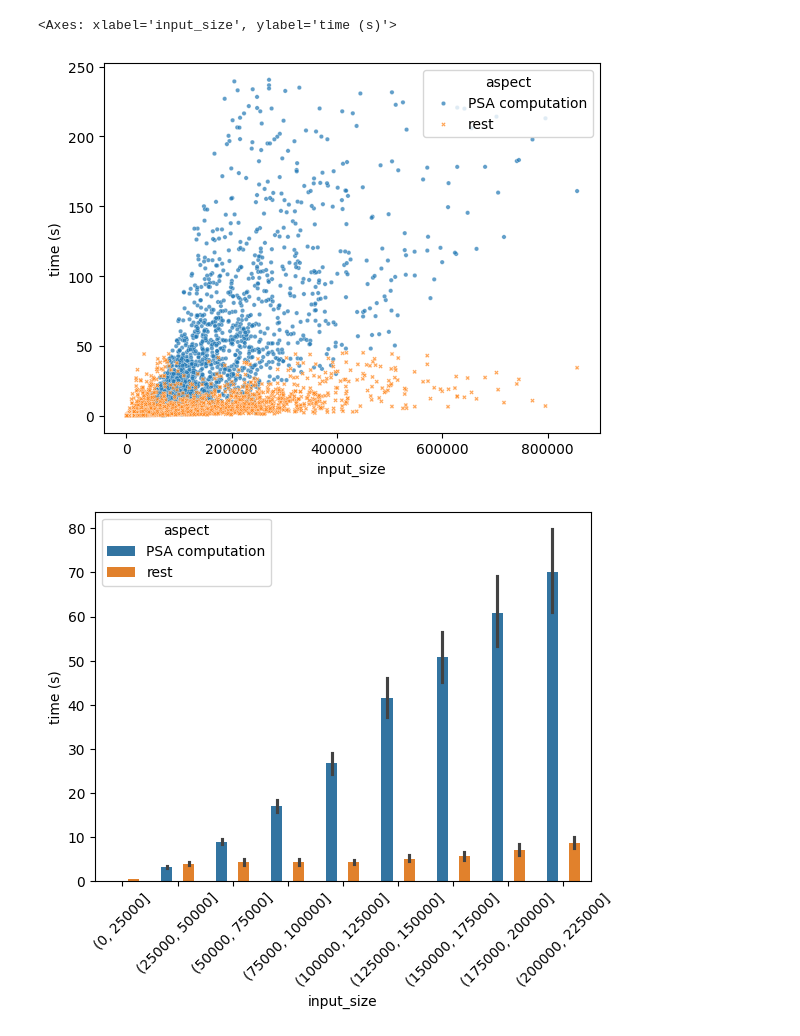
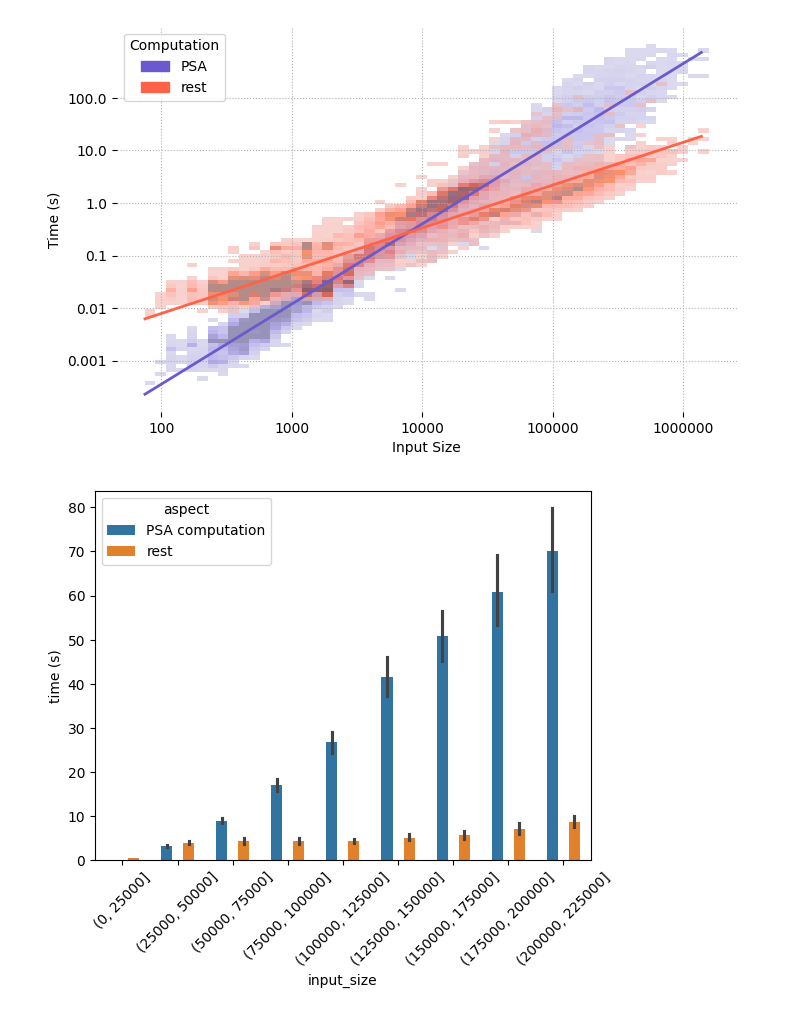
Before and after one commit to MaBody/aldiscore, a Jupyter notebook: notebooks/misc/runtime_results.ipynb, the cells around one changed output. Cells and saved outputs as stored; diff of their text form; code cells hidden in the pictures.

```diff
--- a/notebooks/misc/runtime_results.ipynb
+++ b/notebooks/misc/runtime_results.ipynb
@@ -25,7 +26,7 @@ Dropping 0 NaN rows...
 |  | CYP_2 | False | 16 | 544 |
 |  | CYP_20 | False | 19 | 494 |
 # %%
-perf_dir = ROOT / "logs" / "perf"
+perf_dir = ROOT.parent / "logs" / "perf"
 perf_file = sorted(os.listdir(perf_dir))[-1]
 print(perf_file)
 perf_df = pd.read_parquet(perf_dir / perf_file)
@@ -59,16 +60,12 @@ import matplotlib.pyplot as plt
 
 heavy_cols = ["_init_psa"]
 plot_df = perf_df[heavy_cols].copy()
-plot_df.columns = ["PSA computation"]
-
+plot_df.columns = ["PSA"]
 drop_cols = heavy_cols + ["_ent_randomness"]
 plot_df["rest"] = perf_df.drop(drop_cols, errors="ignore", axis=1).sum(axis=1)
 
 input_sizes = (feat_df["num_seqs"] * feat_df["max.seq_length"]).loc[plot_df.index]
 # input_sizes = (feat_df["num_seqs"]).loc[plot_df.index]
-plot_df["input_size"] = input_sizes
-psa_mask = plot_df["PSA computation"] <= plot_df["PSA computation"].quantile(0.99)
-rest_mask = plot_df["rest"] <= plot_df["rest"].quantile(0.99)
-plot_df = plot_df[psa_mask & rest_mask]
+plot_df["Input Size"] = input_sizes
 plot_df.shape
 # %% [output]
@@ -77,10 +74,10 @@ plot_df.shape
 total = pd.cut(plot_df.sum(axis=1), bins=np.linspace(0, 250000, 20))
 # %%
 plot_df = plot_df.melt(
-    id_vars=["input_size"],
-    value_vars=["PSA computation", "rest"],
-    var_name="aspect",
-    value_name="time (s)",
+    id_vars=["Input Size"],
+    value_vars=["PSA", "rest"],
+    var_name="Computation",
+    value_name="Time (s)",
 )
 plot_df
 # %% [output]
@@ -100,16 +97,56 @@ plot_df
 # %%
-sn.scatterplot(
-    data=plot_df,
-    x="input_size",
-    y="time (s)",
-    hue="aspect",
-    style="aspect",
-    alpha=0.7,
-    s=10,
+from sklearn.linear_model import LinearRegression
+
+colors = [sn.color_palette("mako")[i] for i in [1, 3]]
+colors = ["slateblue", "darkolivegreen"]
+
+x_log = np.log10(plot_df["Input Size"])
+y_log = np.log10(plot_df["Time (s)"])
+
+plt.figure(figsize=(8, 5))
+ax = sn.histplot(
+    x=x_log,
+    y=y_log,
+    hue=plot_df["Computation"],
+    palette=["slateblue", "tomato"],
+    binwidth=0.08,
+    alpha=0.6,
+    common_norm=False,
+    pthresh=0,
+    pmax=0.7,
 )
+log_xticks = np.arange(2, 7)
+log_yticks = np.arange(-3, 3)
+
+plt.xlabel("Input Size")
+plt.ylabel("Time (s)")
+plt.xticks(log_xticks, labels=10**log_xticks)
+plt.yticks(log_yticks, labels=10.0**log_yticks)
+
+ax.grid(linestyle=":")
+ax.spines["top"].set_visible(False)
+ax.spines["right"].set_visible(False)
+ax.spines["left"].set_visible(False)
+ax.spines["bottom"].set_visible(False)
+
+sn.move_legend(ax, "upper left")
+
+colors = ["slateblue", "tomato"]
+for i, computation in enumerate(plot_df["Computation"].unique()):
+    mask = plot_df["Computation"] == computation
+    x_vals = x_log[mask].to_numpy().reshape(-1, 1)
+    y_vals = y_log[mask].to_numpy()
+    model = LinearRegression().fit(x_vals, y_vals)
+    x_fit = np.linspace(x_vals.min(), x_vals.max(), 100).reshape(-1, 1)
+    y_fit = model.predict(x_fit)
+    ax.plot(x_fit.flatten(), y_fit, color=colors[i], lw=2, label=f"{computation} fit")
+
+
+# plt.savefig(
+#     ROOT.parent / "figures" / "computation_psa_vs_rest.svg", bbox_inches="tight"
+# )
 # %% [output]
-<Axes: xlabel='input_size', ylabel='time (s)'>
-[figure, old version]
+[figure, new version]
 # %%
 x = pd.cut(plot_df["input_size"], bins=np.arange(0, 250000, 25000))
 
```
Also changed, not shown: parts of 5 cells of this notebook, 3 other files.
